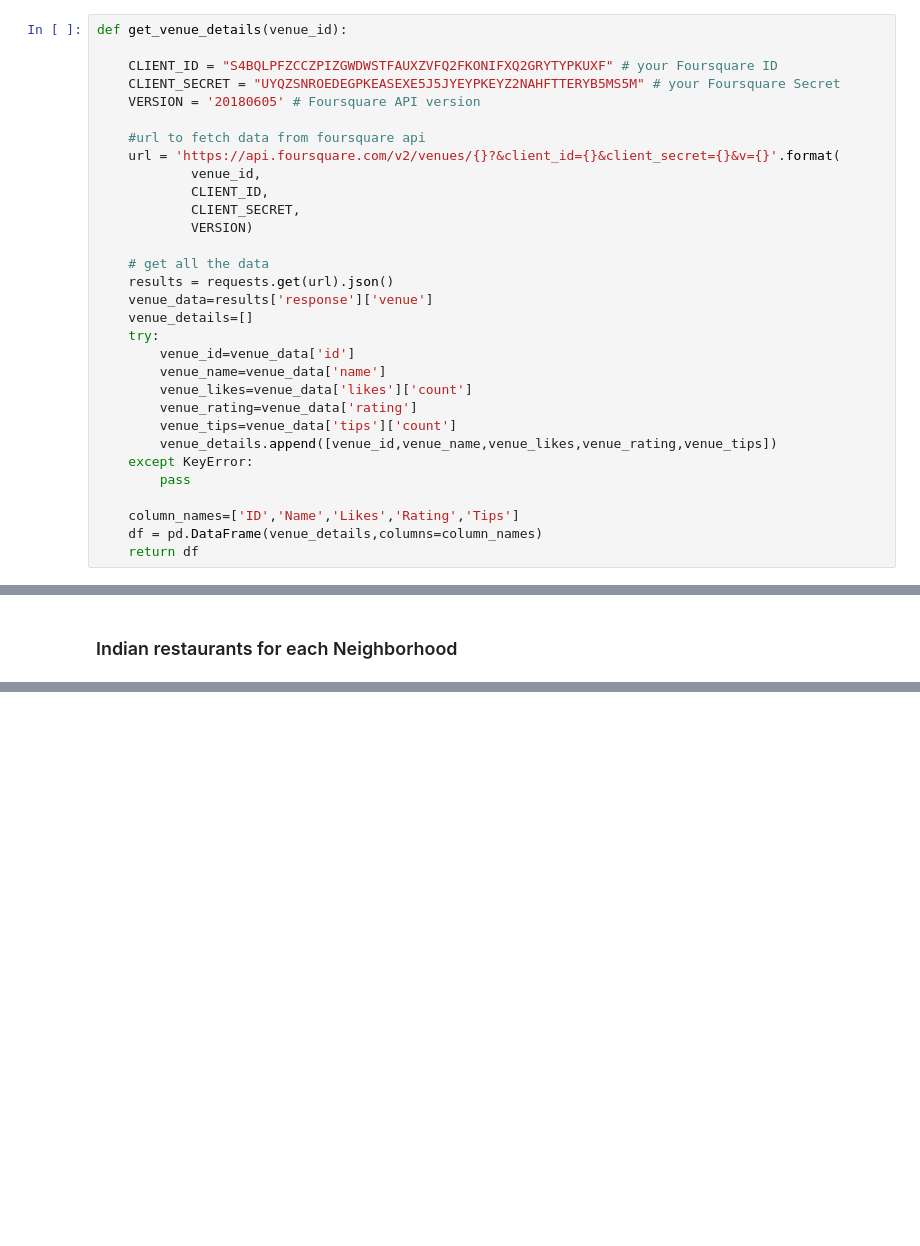
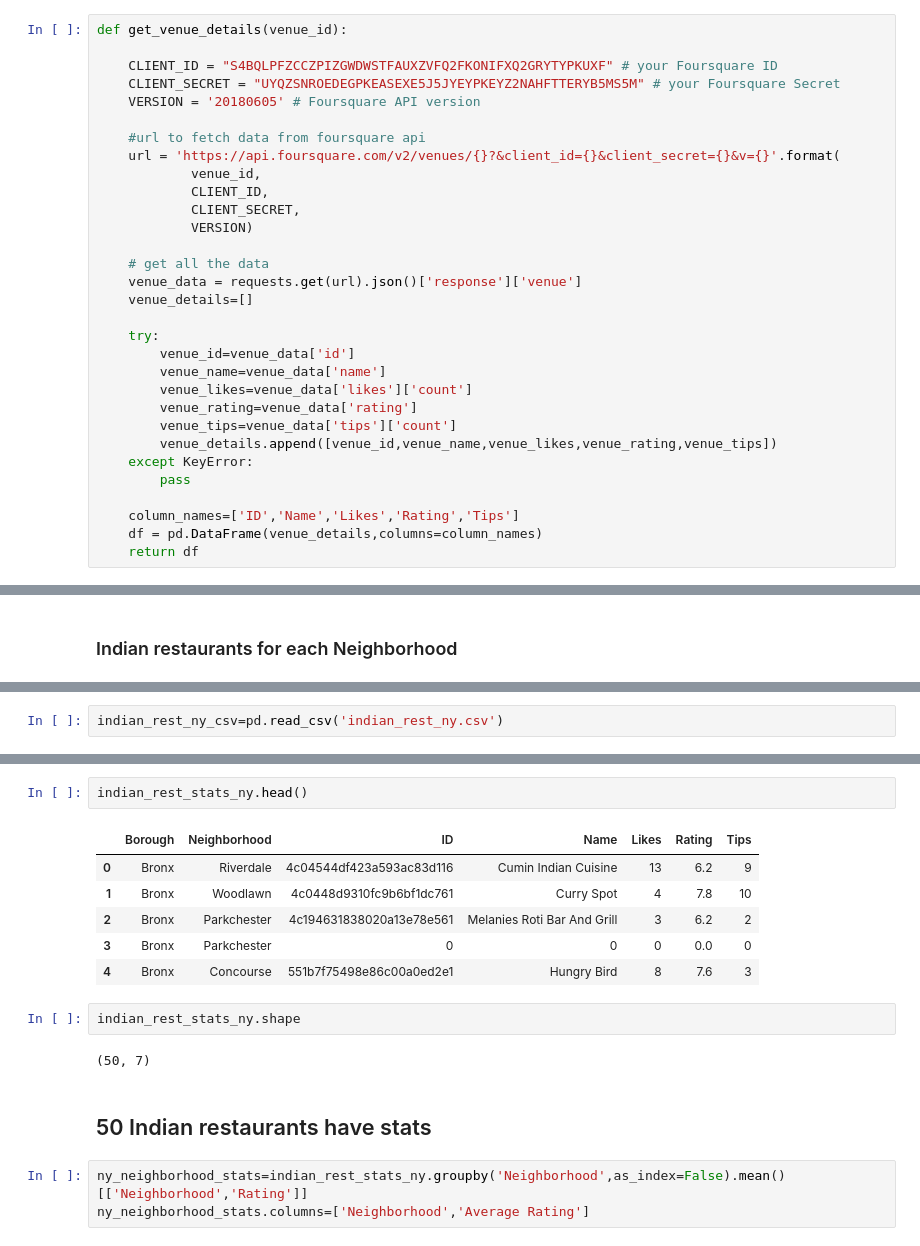
Before and after one commit to shobhark1/Coursera-Capstone, a Jupyter notebook: Battle of Neighborhoods Final.ipynb, the cells around one changed output, grey strips where cells are left out. Drawn from its saved outputs; the diff is of its cells as text; blank space fills up the shorter version.

```diff
--- a/Battle of Neighborhoods Final.ipynb
+++ b/Battle of Neighborhoods Final.ipynb
@@ -104,9 +124,9 @@ def get_venue_details(venue_id):
             VERSION)
 
     # get all the data
-    results = requests.get(url).json()
-    venue_data=results['response']['venue']
+    venue_data = requests.get(url).json()['response']['venue']
     venue_details=[]
+
     try:
         venue_id=venue_data['id']
         venue_name=venue_data['name']
@@ -224,0 +337,2 @@ KeyError: 'groups'
+# %%
+indian_rest_ny_csv=pd.read_csv('indian_rest_ny.csv')
@@ -224,0 +397,18 @@ KeyError: 'groups'
+# %%
+indian_rest_stats_ny.head()
+# %% [output]
+|  | Borough | Neighborhood | ID | Name | Likes | Rating | Tips |
+| 0 | Bronx | Riverdale | 4c04544df423a593ac83d116 | Cumin Indian Cuisine | 13 | 6.2 | 9 |
+| 1 | Bronx | Woodlawn | 4c0448d9310fc9b6bf1dc761 | Curry Spot | 4 | 7.8 | 10 |
+| 2 | Bronx | Parkchester | 4c194631838020a13e78e561 | Melanies Roti Bar And Grill | 3 | 6.2 | 2 |
+| 3 | Bronx | Parkchester | 0 | 0 | 0 | 0.0 | 0 |
+| 4 | Bronx | Concourse | 551b7f75498e86c00a0ed2e1 | Hungry Bird | 8 | 7.6 | 3 |
+# %%
+indian_rest_stats_ny.shape
+# %% [output]
+(50, 7)
+# %% [markdown]
+## 50 Indian restaurants have stats
+# %%
+ny_neighborhood_stats=indian_rest_stats_ny.groupby('Neighborhood',as_index=False).mean()[['Neighborhood','Rating']]
+ny_neighborhood_stats.columns=['Neighborhood','Average Rating']
```
Also changed, not shown: parts of 67 cells of this notebook, 7 other files.
